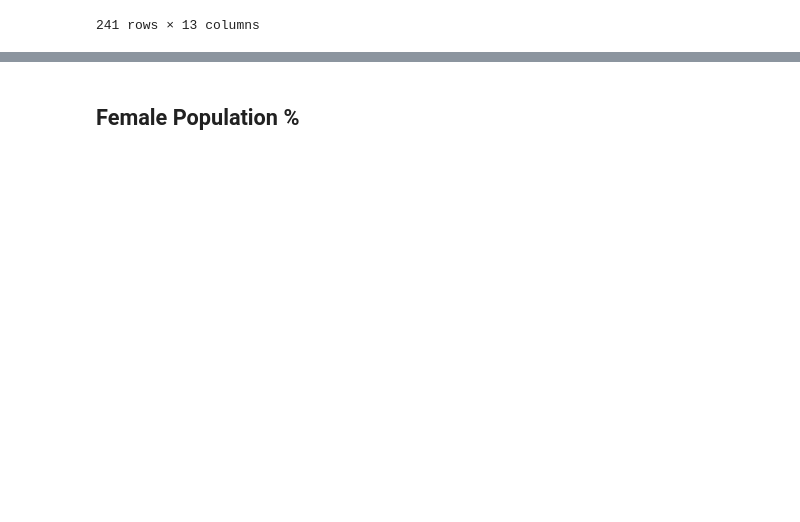
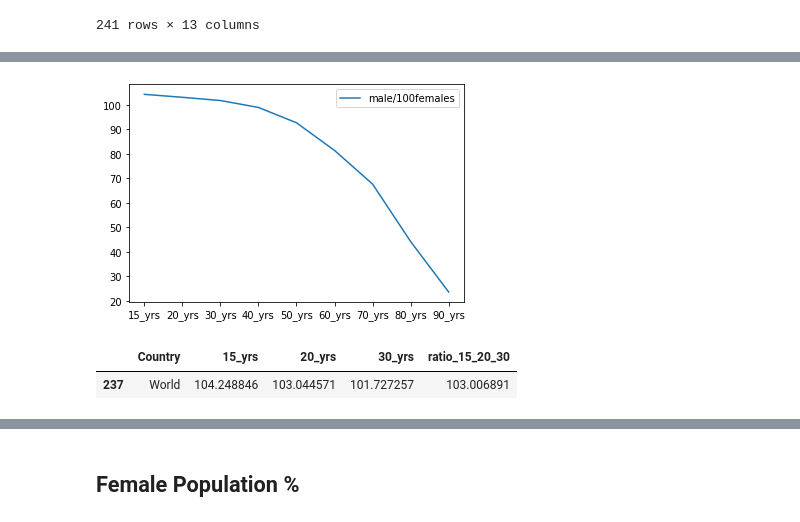
Before and after one commit to ta-data-bcn/Project-Week-5-Your-Own-Project, a Jupyter notebook: your-project/Data cleaning.ipynb, the cells around one changed output, grey strips where cells are left out. Saved outputs shown, nothing was run; the diff lists cells and outputs as text; code cells hidden in the pictures; blank space fills up the shorter version.

```diff
--- a/your-project/Data cleaning.ipynb
+++ b/your-project/Data cleaning.ipynb
@@ -196,0 +250,10 @@ ratio_uni.head()
+# %%
+# world average ratios
+
+world_avg_ratio = avg_sex_years[avg_sex_years['Country']=='World']
+world_avg_ratio = world_avg_ratio[['15_yrs', '20_yrs', '30_yrs', '40_yrs', '50_yrs', '60_yrs',
+       '70_yrs', '80_yrs', '90_yrs', '100_yrs']]
+# %%
+#let's rename the index
+
+world_avg_ratio.index = ['male/100females']
@@ -196,0 +265,5 @@ ratio_uni.head()
+# %%
+world_avg_ratio.T[:-1].plot()
+plt.show()
+# %% [output]
+[figure, added]
@@ -196,0 +273,7 @@ ratio_uni.head()
+# %%
+# World data for the uni range ratio
+
+ratio_uni[ratio_uni['Country']=='World']
+# %% [output]
+|  | Country | 15_yrs | 20_yrs | 30_yrs | ratio_15_20_30 |
+| 237 | World | 104.248846 | 103.044571 | 101.727257 | 103.006891 |
```
Also changed, not shown: parts of 49 cells of this notebook.
